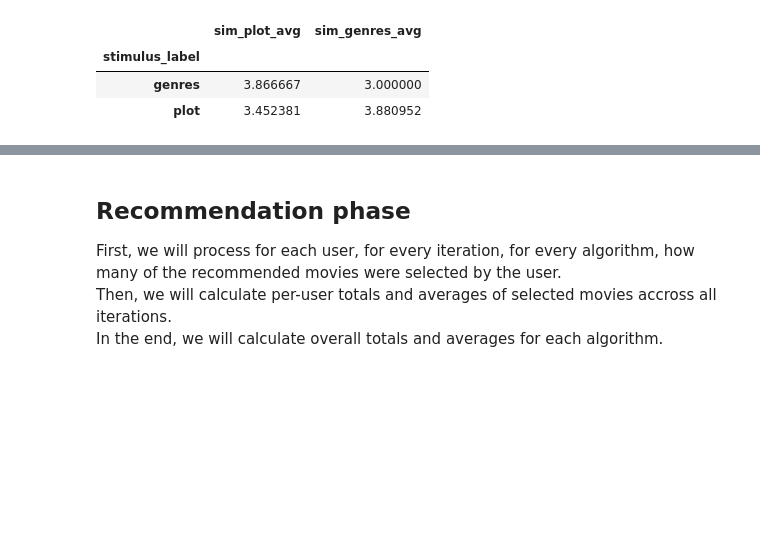
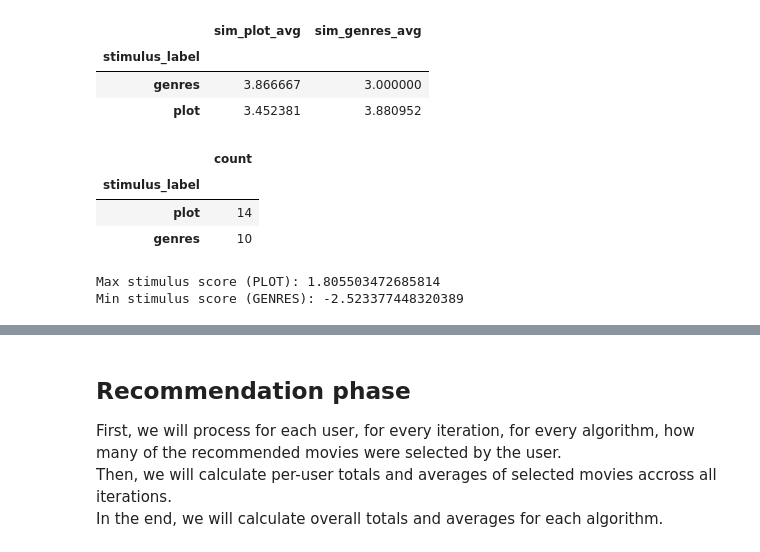
Before and after one commit to RichardFedak/llm-diversity, a Jupyter notebook: experiment/EasyStudy/reporting/report_pre_study.ipynb, the cells around one changed output, grey strips where cells are left out. Saved outputs shown, nothing was run; the diff lists cells and outputs as text; code cells hidden in the pictures; blank space fills up the shorter version.

```diff
--- a/experiment/EasyStudy/reporting/report_pre_study.ipynb
+++ b/experiment/EasyStudy/reporting/report_pre_study.ipynb
@@ -236,3 +252,19 @@ grouped_avgs
 | stimulus_label |  |  |
 | genres | 3.866667 | 3.000000 |
 | plot | 3.452381 | 3.880952 |
+# %%
+counts = div_df['stimulus_label'].value_counts()
+counts.to_frame("count")
+# %% [output]
+|  | count |
+| stimulus_label |  |
+| plot | 14 |
+| genres | 10 |
+# %%
+max_score = div_df['stimulus_score'].max()
+min_score = div_df['stimulus_score'].min()
+print(f"Max stimulus score (PLOT): {max_score}")
+print(f"Min stimulus score (GENRES): {min_score}")
+# %% [output]
+Max stimulus score (PLOT): 1.805503472685814
+Min stimulus score (GENRES): -2.523377448320389
```
Also changed, not shown: parts of 3 cells of this notebook.
